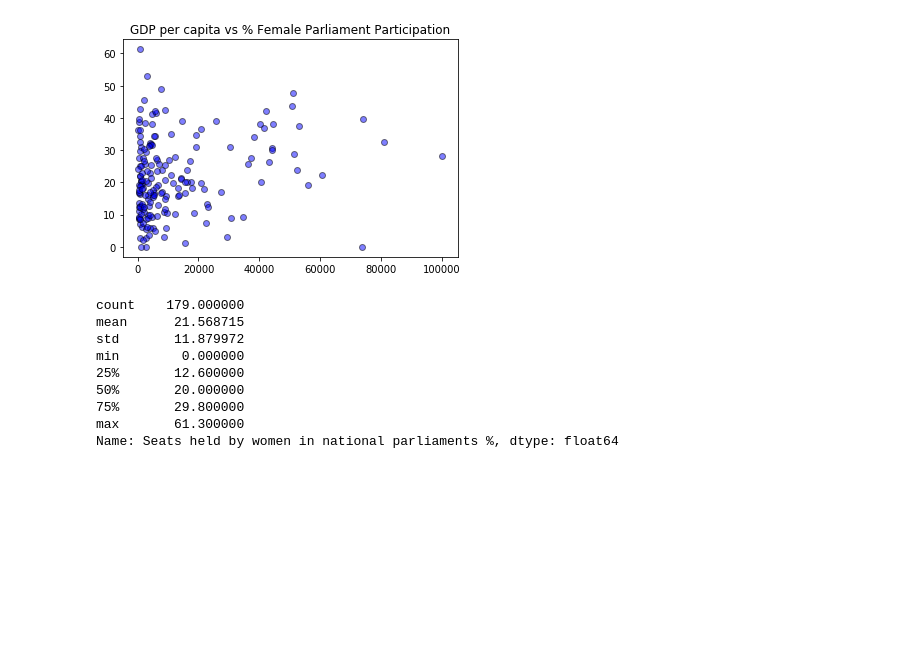
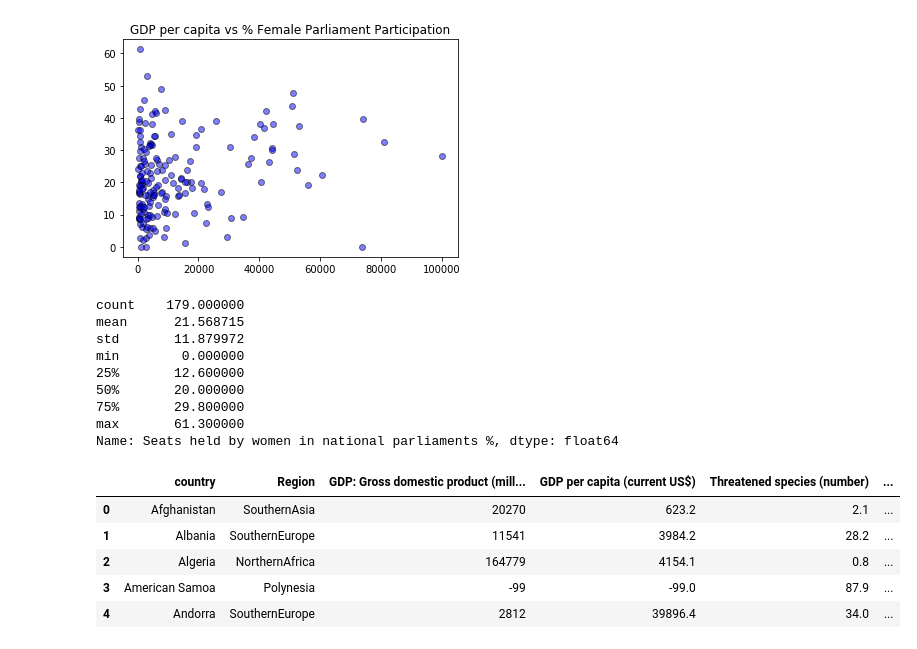
Before and after one commit to Data-Analytics-Project-Group/Visualizing-World-Economic-Trends, a Jupyter notebook: Visualizing World Economic Trends.ipynb, the cells around one changed output. Saved outputs shown, nothing was run; the diff lists cells and outputs as text; code cells hidden in the pictures; blank space fills up the shorter version.

Commit message:
environmental DF

```diff
--- a/Visualizing World Economic Trends.ipynb
+++ b/Visualizing World Economic Trends.ipynb
@@ -137,3 +125,23 @@ min        0.000000
 75%       29.800000
 max       61.300000
 Name: Seats held by women in national parliaments %, dtype: float64
+# %%
+environ_df = country_data.loc[:,["country",
+                                 "Region",
+                                 "GDP: Gross domestic product (million current US$)",
+                                 "GDP per capita (current US$)",
+                                 'Threatened species (number)',
+                                 'Forested area (% of land area)',
+                                 'CO2 emission estimates (million tons/tons per capita)',
+                                 'Pop. using improved drinking water (urban/rural, %)',
+                                 'Pop. using improved sanitation facilities (urban/rural, %)',
+                                 'Energy production, primary (Petajoules)']]
+
+environ_df.head()
+# %% [output]
+|  | country | Region | GDP: Gross domestic product (mill... | GDP per capita (current US$) | Threatened species (number) | ... |
+| 0 | Afghanistan | SouthernAsia | 20270 | 623.2 | 2.1 | ... |
+| 1 | Albania | SouthernEurope | 11541 | 3984.2 | 28.2 | ... |
+| 2 | Algeria | NorthernAfrica | 164779 | 4154.1 | 0.8 | ... |
+| 3 | American Samoa | Polynesia | -99 | -99.0 | 87.9 | ... |
+| 4 | Andorra | SouthernEurope | 2812 | 39896.4 | 34.0 | ... |
```
Also changed, not shown: parts of 1 cell of this notebook.
